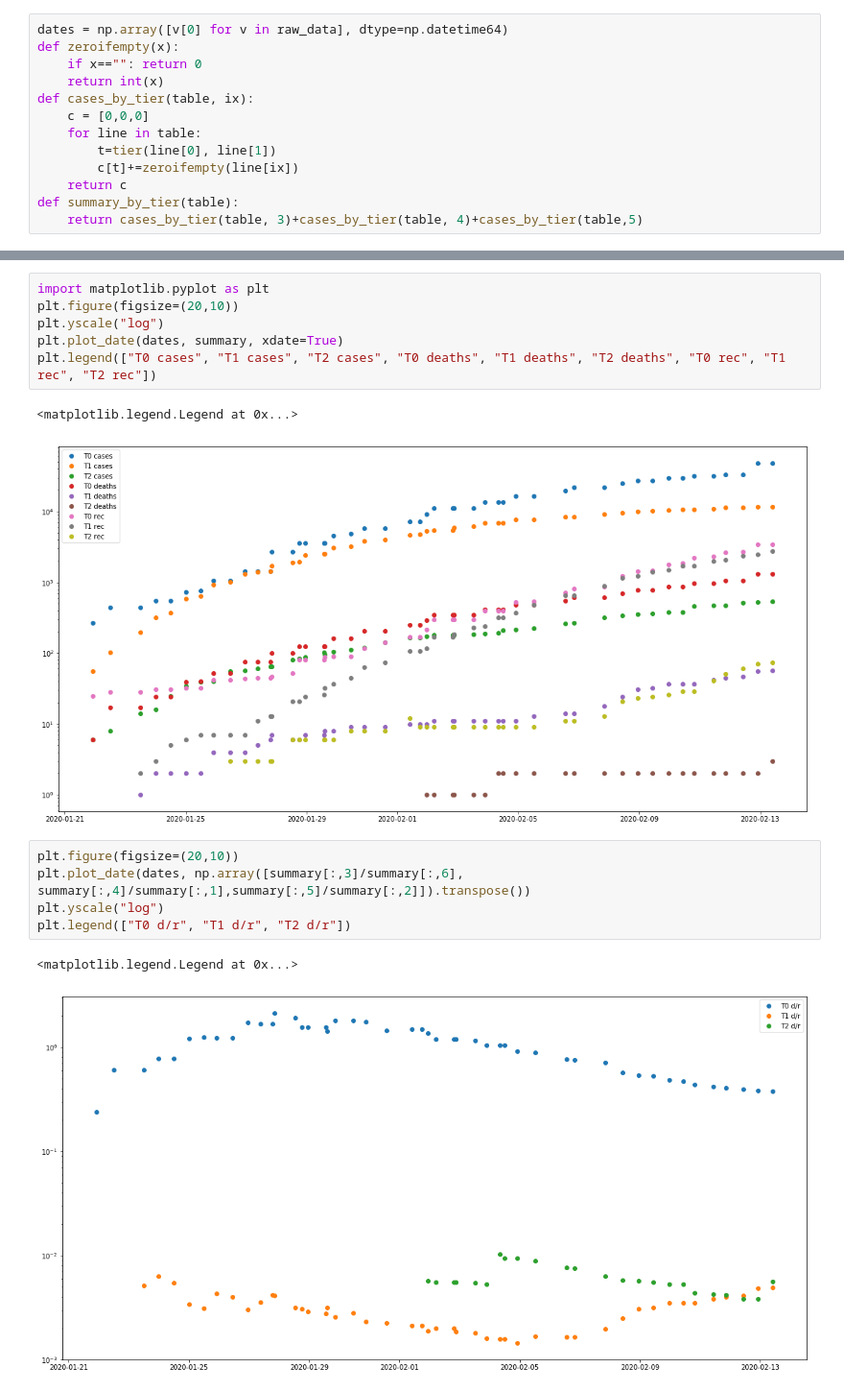
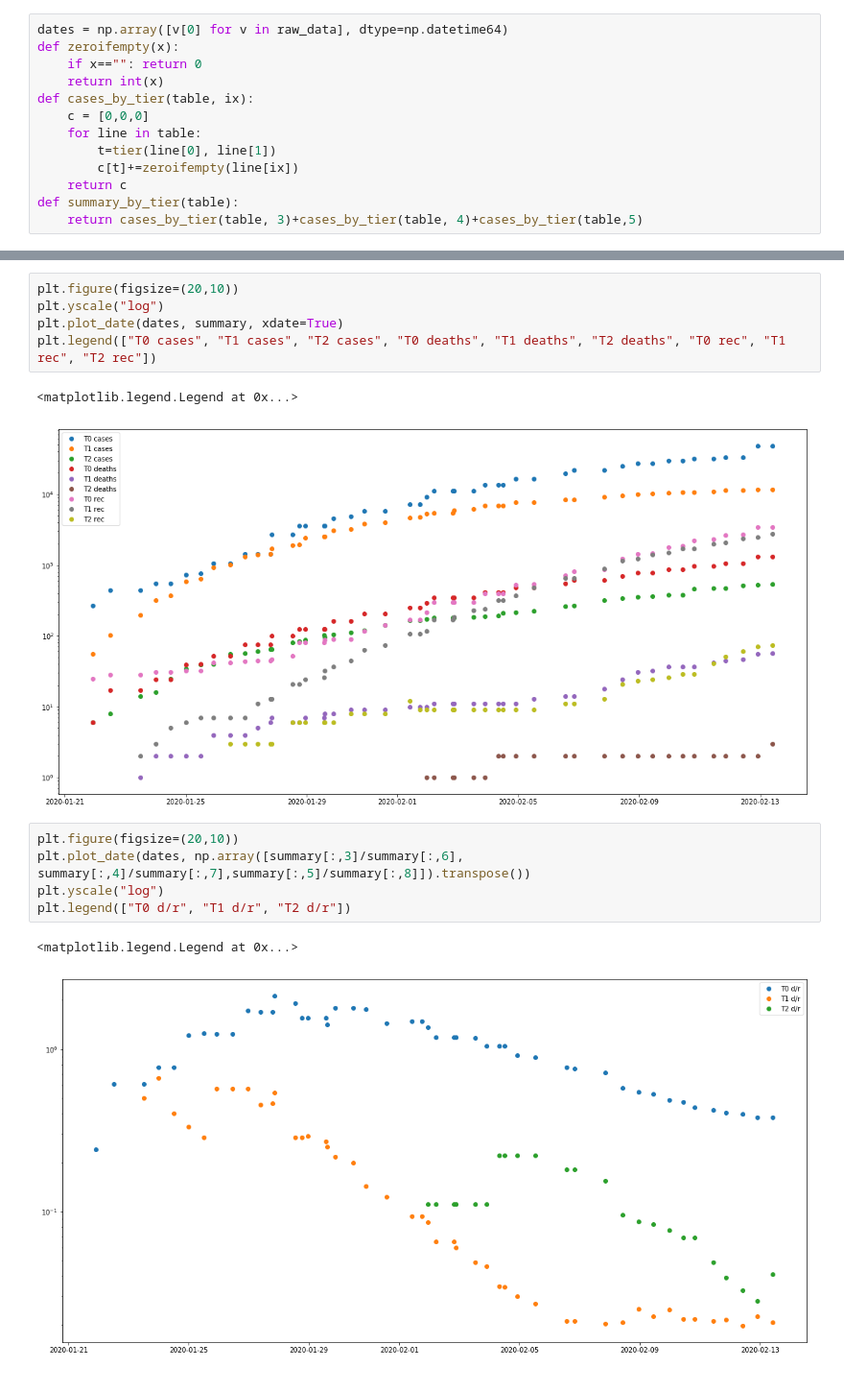
Before and after one commit to grep0/COVID-19, a Jupyter notebook: src/Analysis.ipynb, the cells around one changed output, grey strips where cells are left out. Shown: that part at 96% size. Drawn from its saved outputs; the diff is of its cells as text.

Commit message:
Some more graphs - five provinces

```diff
--- a/src/Analysis.ipynb
+++ b/src/Analysis.ipynb
@@ -86,7 +87,6 @@ print(summary)
  [48206 11599   523  1310    56     2  3441  2474    71]
  [48206 11617   537  1310    57     3  3459  2746    73]]
 # %%
-import matplotlib.pyplot as plt
 plt.figure(figsize=(20,10))
 plt.yscale("log")
 plt.plot_date(dates, summary, xdate=True)
@@ -96,9 +96,9 @@ plt.legend(["T0 cases", "T1 cases", "T2 cases", "T0 deaths", "T1 deaths", "T2 de
 [figure]
 # %%
 plt.figure(figsize=(20,10))
-plt.plot_date(dates, np.array([summary[:,3]/summary[:,6], summary[:,4]/summary[:,1],summary[:,5]/summary[:,2]]).transpose())
+plt.plot_date(dates, np.array([summary[:,3]/summary[:,6], summary[:,4]/summary[:,7],summary[:,5]/summary[:,8]]).transpose())
 plt.yscale("log")
 plt.legend(["T0 d/r", "T1 d/r", "T2 d/r"])
 # %% [output]
 <matplotlib.legend.Legend at 0x...>
-[figure, old version]
+[figure, new version]
```
Also changed, not shown: parts of 8 cells of this notebook.
